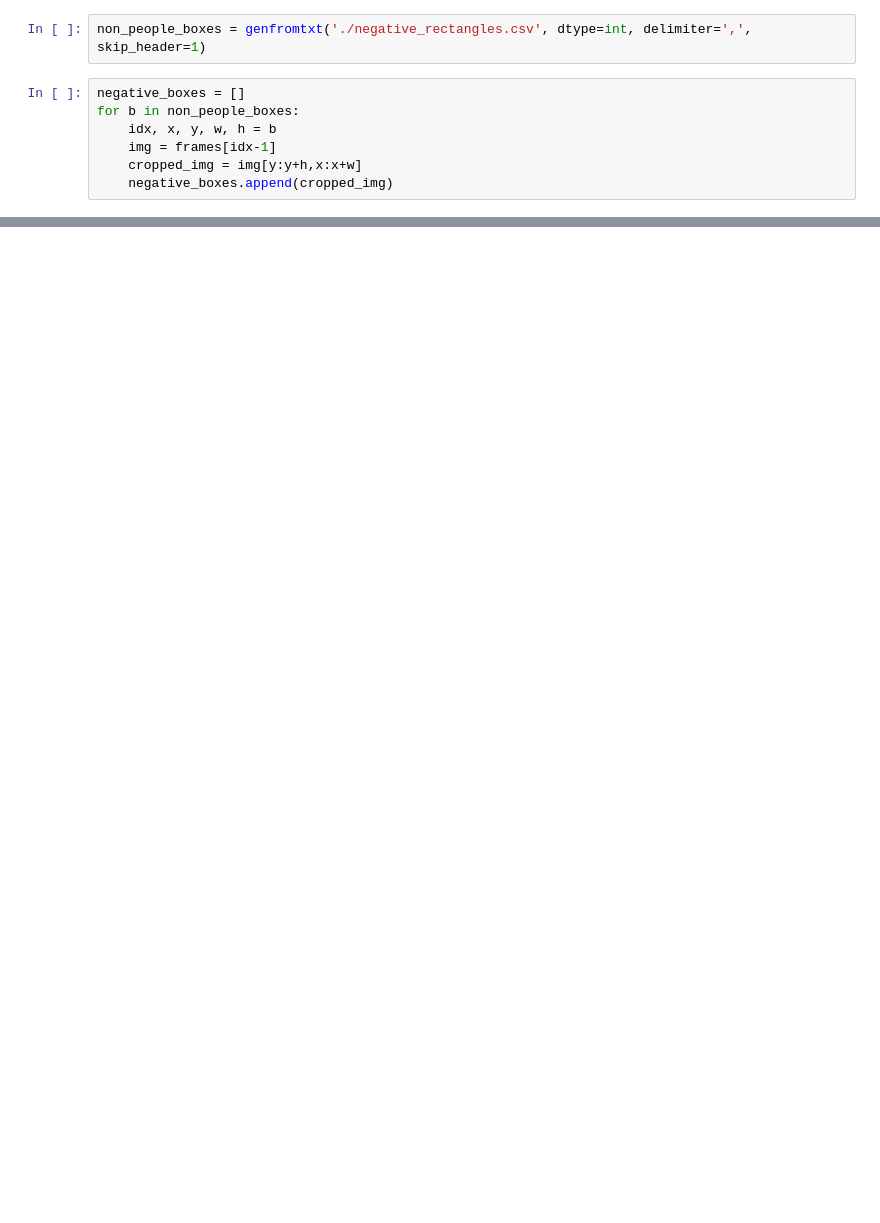
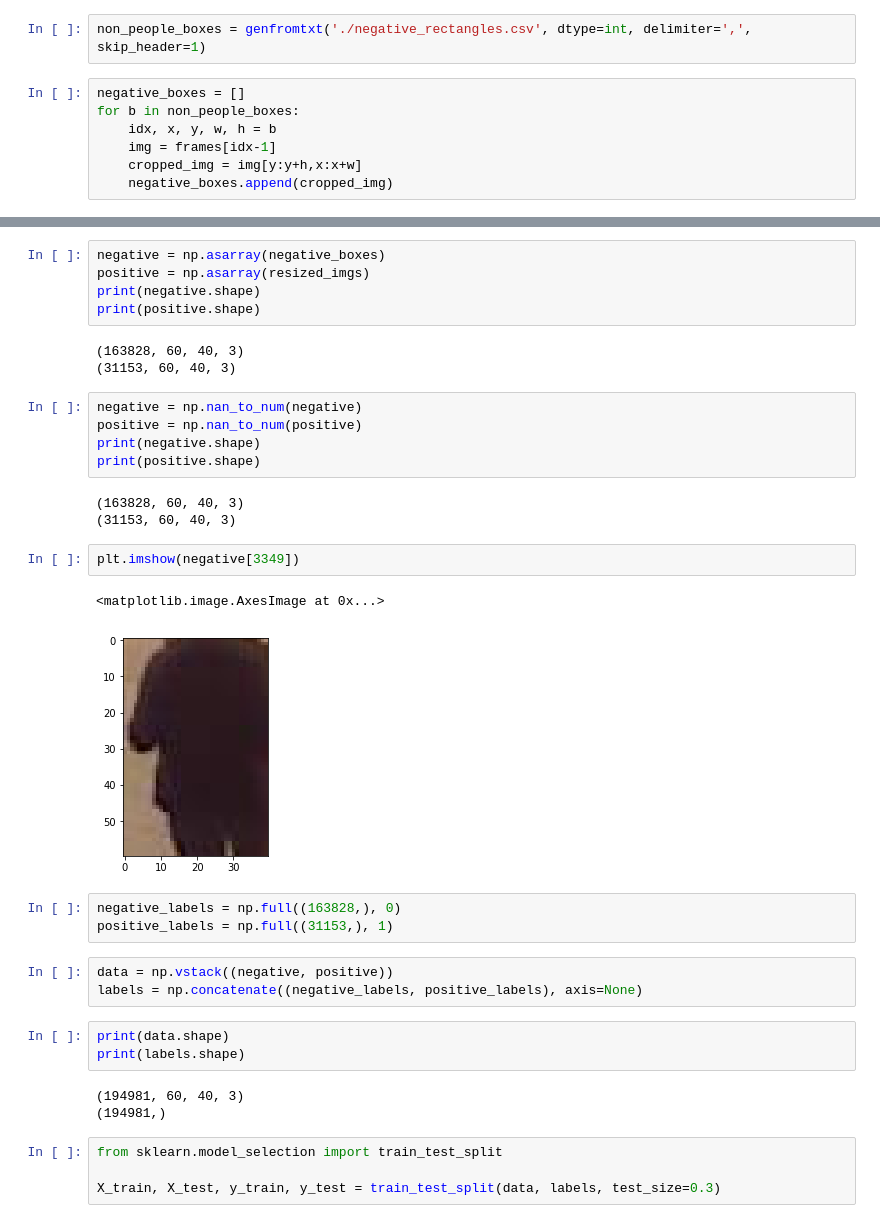
Before and after one commit to KarineMellata/ECSE415_FinalProject, a Jupyter notebook: Part2.ipynb, the cells around one changed output, grey strips where cells are left out. Drawn from its saved outputs; the diff is of its cells as text; blank space fills up the shorter version.

```diff
--- a/Part2.ipynb
+++ b/Part2.ipynb
@@ -182,0 +180,37 @@ negative_boxes[574].shape
+# %%
+negative = np.asarray(negative_boxes)
+positive = np.asarray(resized_imgs)
+print(negative.shape)
+print(positive.shape)
+# %% [output]
+(163828, 60, 40, 3)
+(31153, 60, 40, 3)
+# %%
+negative = np.nan_to_num(negative)
+positive = np.nan_to_num(positive)
+print(negative.shape)
+print(positive.shape)
+# %% [output]
+(163828, 60, 40, 3)
+(31153, 60, 40, 3)
+# %%
+plt.imshow(negative[3349])
+# %% [output]
+<matplotlib.image.AxesImage at 0x...>
+[figure, added]
+# %%
+negative_labels = np.full((163828,), 0)
+positive_labels = np.full((31153,), 1)
+# %%
+data = np.vstack((negative, positive))
+labels = np.concatenate((negative_labels, positive_labels), axis=None)
+# %%
+print(data.shape)
+print(labels.shape)
+# %% [output]
+(194981, 60, 40, 3)
+(194981,)
+# %%
+from sklearn.model_selection import train_test_split
+
+X_train, X_test, y_train, y_test = train_test_split(data, labels, test_size=0.3)
```
Also changed, not shown: parts of 15 cells of this notebook.
